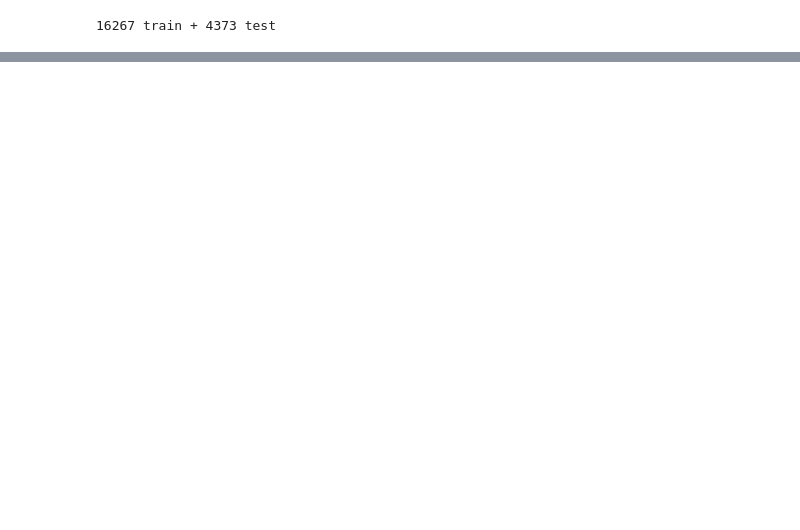
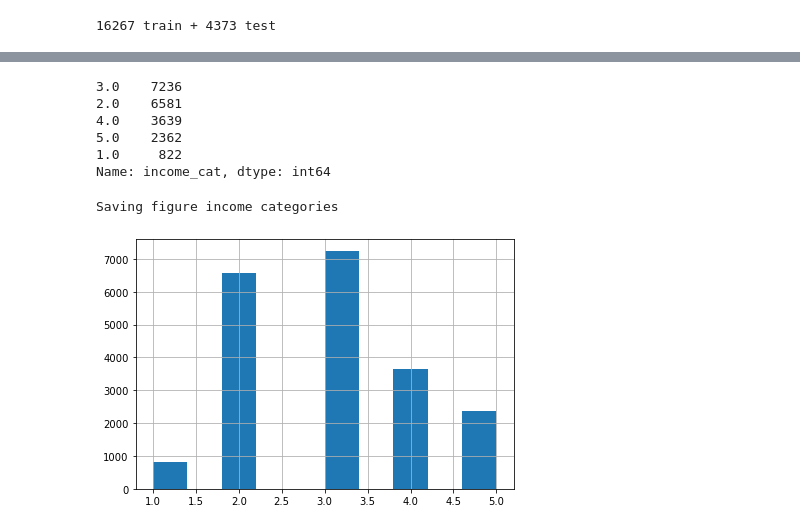
Before and after one commit to uzoochogu/Machine-Learning-Projects, a Jupyter notebook: california-housing-prices-prediction/ch1_housing_prices_exercise.ipynb, the cells around one changed output, grey strips where cells are left out. Cells and saved outputs as stored; diff of their text form; code cells hidden in the pictures; blank space fills up the shorter version.

```diff
--- a/california-housing-prices-prediction/ch1_housing_prices_exercise.ipynb
+++ b/california-housing-prices-prediction/ch1_housing_prices_exercise.ipynb
@@ -138,0 +151,19 @@ print(len(train_set_rand), 'train +', len(test_set_rand), 'test')
+# %%
+#Then I will split the data based on what i can see (divide the income to 5 categories)
+housing["income_cat"] = np.ceil(housing["median_income"] / 1.5)
+housing["income_cat"].where(housing["income_cat"]<5, 5.0, inplace=True)
+
+housing["income_cat"].value_counts()
+# %% [output]
+3.0    7236
+2.0    6581
+4.0    3639
+5.0    2362
+1.0     822
+Name: income_cat, dtype: int64
+# %%
+housing["income_cat"].hist()
+save_fig("income categories")
+# %% [output]
+Saving figure income categories
+[figure, added]
```
Also changed, not shown: parts of 22 cells of this notebook, 4 other files.
